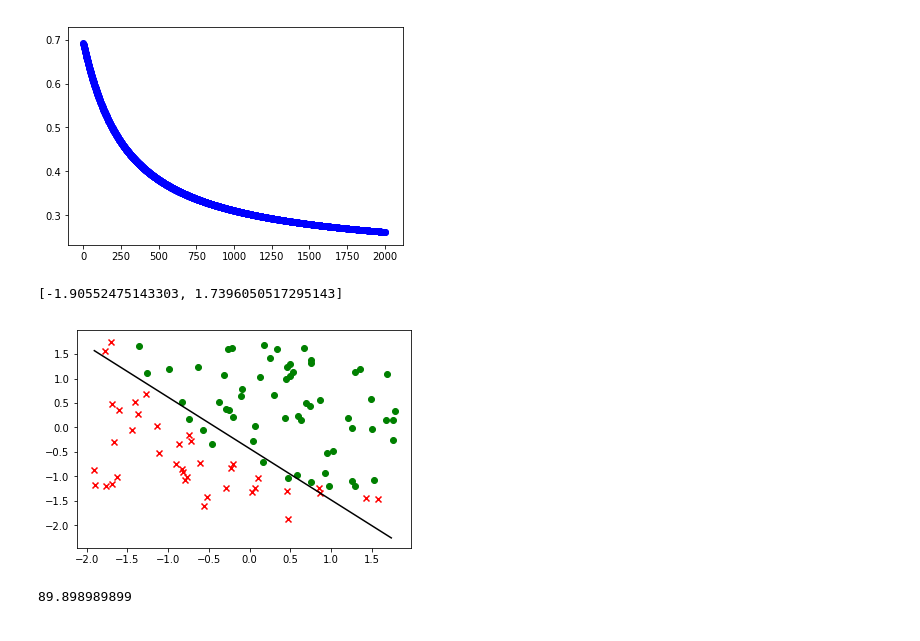
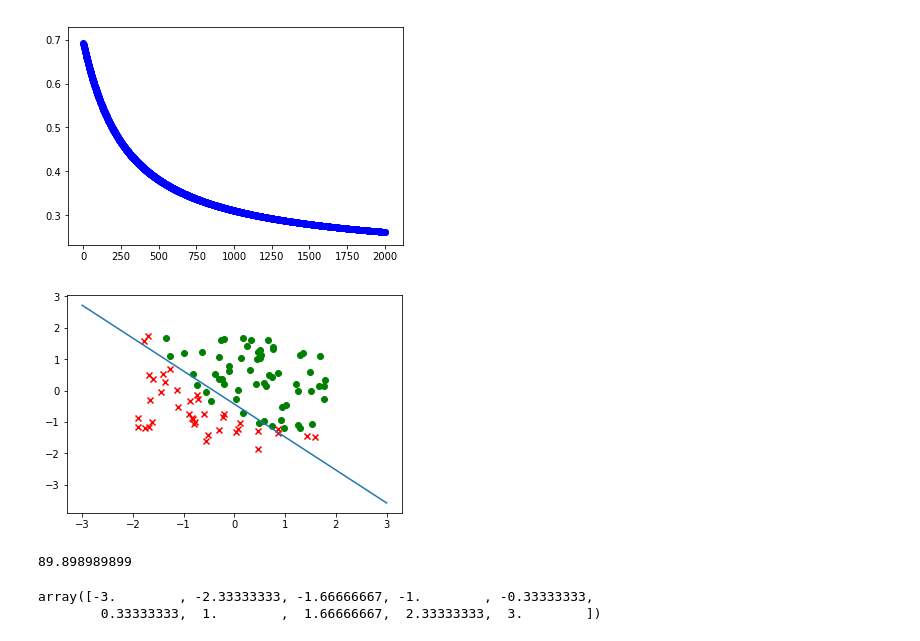
Before and after one commit to altruistcoder/ML_from_Scratch, a Jupyter notebook: LogisticRegression/LogisticRegression.ipynb, the cells around one changed output. Cells and saved outputs as stored; diff of their text form; code cells hidden in the pictures.

Commit message:
plot

```diff
--- a/LogisticRegression/LogisticRegression.ipynb
+++ b/LogisticRegression/LogisticRegression.ipynb
@@ -54,18 +54,15 @@ plt.show()
 # %%
 h = np.dot(x,theta)
 plt.scatter(pos[:,1],pos[:,2],marker='o',color='g',label='Admitted')
 plt.scatter(neg[:,1],neg[:,2],marker='x',color='r',label='Not Admitted')
-# plt.plot(h.flatten())
-
 plot_x = [np.min(x[:,1]), np.max(x[:,2])]
 theta= theta.flatten()
-plot_y = -1/theta[2]*(theta[0] + np.dot(theta[1],plot_x))
-plt.plot(plot_x,plot_y,color='black')
-print(plot_x)
+x1 = np.linspace(-3, 3, 10)
+y1 = -(theta[0] + theta[1]*x1)/theta[2]
+plt.plot(x1, y1)
 plt.show()
 # %% [output]
-[-1.90552475143303, 1.7396050517295143]
-[figure, old version]
+[figure, new version]
 # %%
 def accuracy(X, y, theta, cutoff):
     pred = [sigmoid(np.dot(X, theta)) >= cutoff]
@@ -74,3 +71,10 @@ def accuracy(X, y, theta, cutoff):
 accuracy(x, y.flatten(), theta, 0.5)
 # %% [output]
 89.898989899
+# %%
+
+q = np.linspace(-3,3,10)
+q
+# %% [output]
+array([-3.        , -2.33333333, -1.66666667, -1.        , -0.33333333,
+        0.33333333,  1.        ,  1.66666667,  2.33333333,  3.        ])
```
